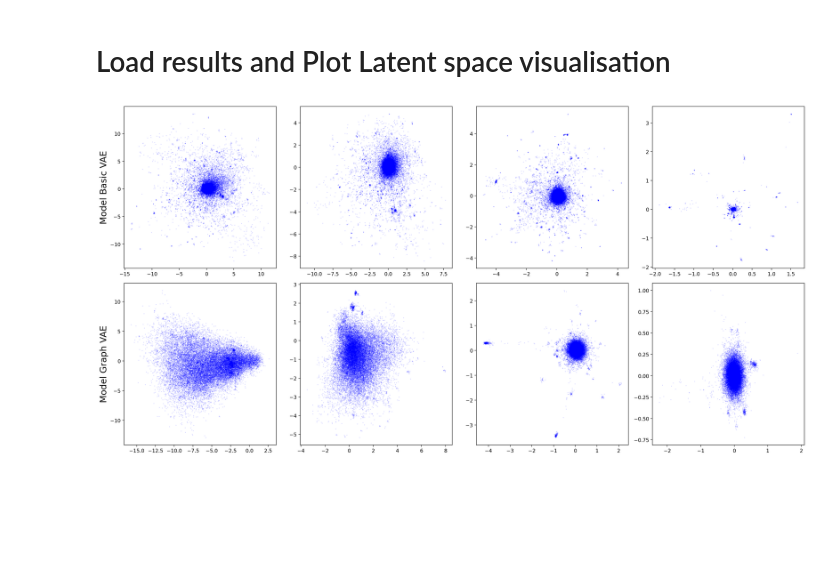
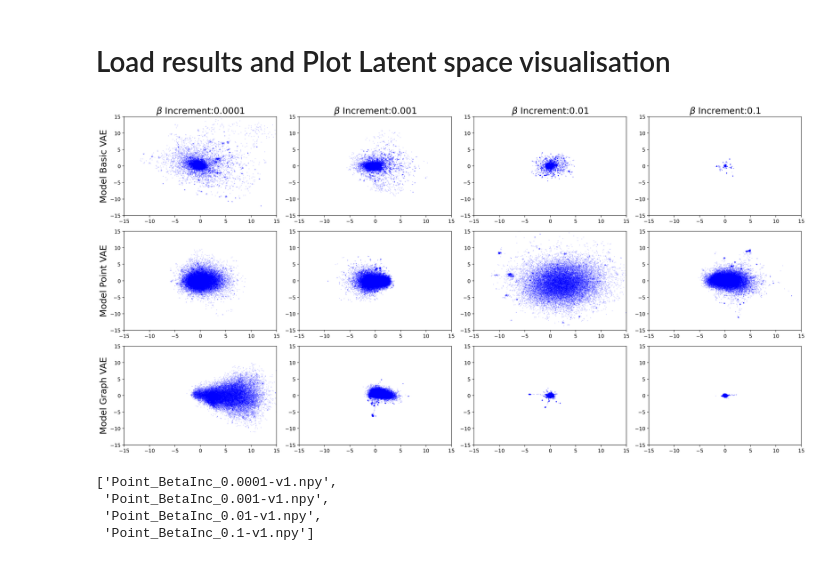
Before and after one commit to shazakam/ProteinManifoldLearning, a Jupyter notebook: Notebooks/Beta_Exp_visualisation.ipynb, the cells around one changed output. Saved outputs shown, nothing was run; the diff lists cells and outputs as text; code cells hidden in the pictures; blank space fills up the shorter version.

Commit message:
Lots of plotting

```diff
--- a/Notebooks/Beta_Exp_visualisation.ipynb
+++ b/Notebooks/Beta_Exp_visualisation.ipynb
@@ -145,13 +181,11 @@ graph_results = []
 point_results = []
 basic_fold_dir = '../data/Beta_BasicData'
 graph_fold_dir = '../data/Beta_GraphData'
+point_fold_dir = '../data/Beta_PointData'
 
 basic_data_dir = sorted(os.listdir(basic_fold_dir))
 graph_data_dir= sorted(os.listdir(graph_fold_dir))
-
-
-
-# point_data_dir= os.listdir()
+point_data_dir= sorted(os.listdir(point_fold_dir))
 
 for basic_data in basic_data_dir:
     basic_result = np.load(basic_fold_dir+'/'+basic_data)
@@ -181,28 +215,48 @@ for graph_data in graph_data_dir:
     graph_results.append(projected_data)
 
 # INSERT POINT HERE
+for point_data in point_data_dir:
+    point_result = np.load(point_fold_dir+'/'+point_data)
+
+    # tsne = TSNE(n_components=2, perplexity=10, n_iter=300)
+    # projected_data = tsne.fit_transform(point_result)
+
+    # reducer = umap.UMAP(n_components=2)
+    # projected_data = reducer.fit_transform(point_result)
+
+    U, S, V = torch.pca_lowrank(torch.tensor(point_result), q=None, center=True, niter=2)
+    projected_data = torch.matmul(torch.tensor(point_result), V[:, :2]).numpy()
+
+    point_results.append(projected_data)
 # %%
 # CHANGE TO 3 BY 4 WHEN POINT DONE
-fig, axes = plt.subplots(2,4, dpi = 200, figsize = (20,10))
-models = ['Basic VAE', 'Graph VAE', 'Point VAE']
-total_results = [basic_results, graph_results]
+fig, axes = plt.subplots(3,4, dpi = 200, figsize = (20,10))
+models = ['Basic VAE', 'Point VAE', 'Graph VAE']
+total_results = [basic_results, point_results, graph_results]
 betas = [0.0001,0.001,0.01,0.1]
 for row, result in enumerate(total_results):
     for col, beta_result in enumerate(result):
         axes[row][col].scatter(beta_result[:,0], beta_result[:,1], s = 1, alpha = 0.1, color = 'b')
 
-        # if row  == 0:
-        #     # axes[row][col].set_ylim(-10,10)
-        #     # axes[row][col].set_xlim(-10,10)
-        #     axes[row][col].set_title(r'$\beta$ Increment:' +f'{betas[col]}', size = 18)
-        # else:
-        #     # axes[row][col].set_ylim(-0.5,0.5)
-        #     axes[row][col].set_xlim(-0.5,0.5)
+
+        axes[row][col].set_ylim(-15,15)
+        axes[row][col].set_xlim(-15,15)
+
+        if row == 0:
+            axes[row][col].set_title(r'$\beta$ Increment:' +f'{betas[col]}', size = 18)
+
 
 
     axes[row, 0].set_ylabel(f"Model {models[row]}", size = 18)
 
 
 plt.tight_layout()
 # %% [output]
-[figure, old version]
+[figure, new version]
+# %%
+point_data_dir
+# %% [output]
+['Point_BetaInc_0.0001-v1.npy',
+ 'Point_BetaInc_0.001-v1.npy',
+ 'Point_BetaInc_0.01-v1.npy',
+ 'Point_BetaInc_0.1-v1.npy']
```
Also changed, not shown: parts of 4 cells of this notebook, 15 other files.
